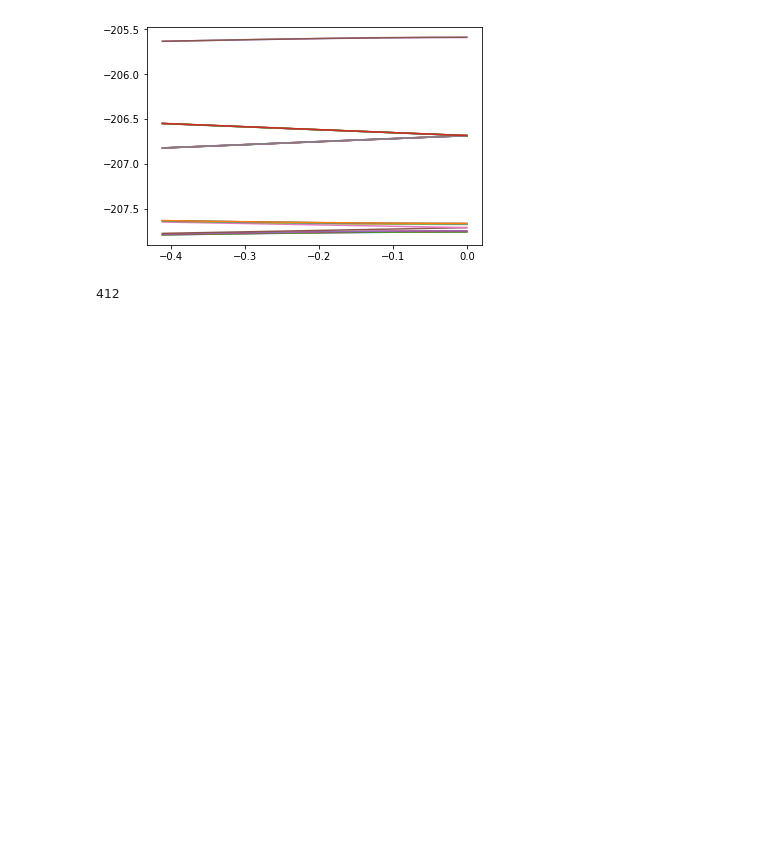
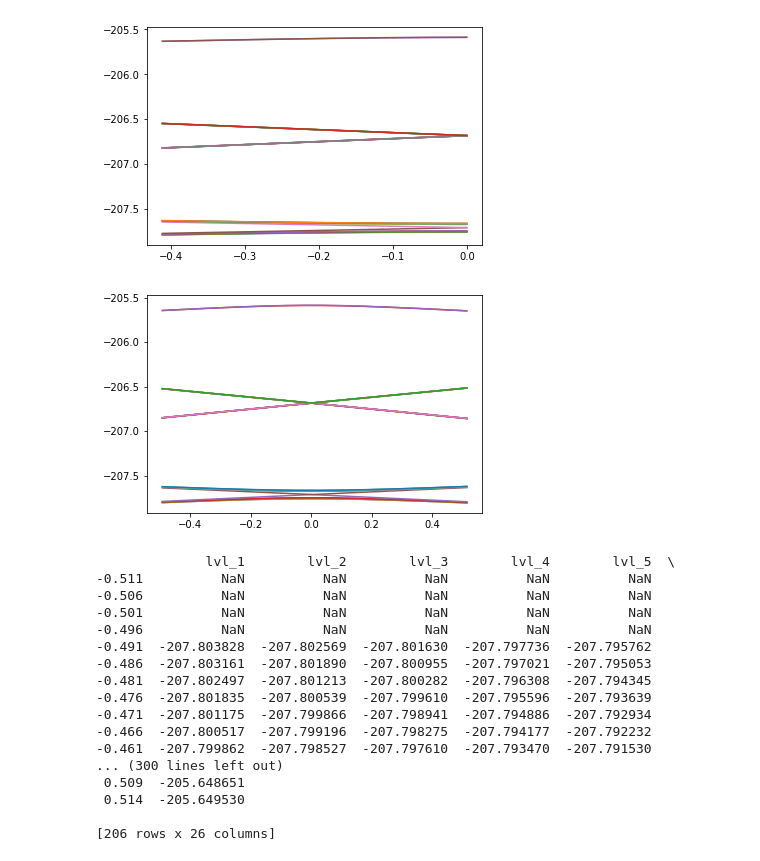
Before and after one commit to silsgs/ClockTransitions, a Jupyter notebook: main.ipynb, the cells around one changed output. Cells and saved outputs as stored; diff of their text form; code cells hidden in the pictures; blank space fills up the shorter version.

```diff
--- a/main.ipynb
+++ b/main.ipynb
@@ -296,58 +310,34 @@ for j in m_j:
     for i in m_i:
         proj = str(j) + '/' + str(i)
         projections_l.append(proj)
-# %%
-#
-## Adjust levels to a polinomial expression module
-#
-
-poli_out = open(path + 'poli.out', 'w')
-ene_p_f = path + "simpre_prev.ene"
-
-
-# Convert ene to an array (ene) and then to a DF (ene_df)
-ene_p = np.loadtxt(ene_p_f, dtype= float)
-
-lvls_list = []
-for i in list(range(np.size(ene_p, axis=1)-1)):
-    lvls_list.append('lvl_'+ str(i+1))
-
-ene_p_df = pd.DataFrame(data=ene_p[0:,1:],  index=ene_p[0:,0] , columns=lvls_list)
-print len(ene_p_df)
-
-
-#
-## Defining polynomia from Prev dataset.
-# One should run a pre-calculation in order to adjust correctly each level.
-
-poli_out.write('name\tk0\tk1\tk2\n')
-c = 0
-
-for i in ene_p_df:
-    #print i
-    c += 1
-    x = ene_p_df.index#[0:5]
-    y = ene_p_df[i]#.iloc[0:5]
-    z = np.polyfit(x, y, deg = 2)
-    #print x
-
-    k0 = z[2]
-    k1 = z[1]
-    k2 = z[0]
-
-    if abs(z[0]) > abs(z[1]):
-        m = 'second order is higher'
-    else:
-        m = 'first order is higher'
-
-    p = np.poly1d(z)
-
-    poli_out.write(i + '\t' + str(k0) + '\t' + str(k1) + '\t' + str(k2))
-    poli_out.write('\n')
-
-poli_out.close()
-# %% [output]
-412
+# %%
+# Evaluate expected values
+
+plt.plot(expected_df.index, expected_df.iloc[:,1:])
+#plt.savefig('plot_prev.png', dpi = 300)
+
+#print 'n. of points: ' + str(len(ene_prev))
+plt.show()
+print expected_df
+# %% [output]
+[figure, added]
+              lvl_1        lvl_2        lvl_3        lvl_4        lvl_5  \
+-0.511          NaN          NaN          NaN          NaN          NaN
+-0.506          NaN          NaN          NaN          NaN          NaN
+-0.501          NaN          NaN          NaN          NaN          NaN
+-0.496          NaN          NaN          NaN          NaN          NaN
+-0.491  -207.803828  -207.802569  -207.801630  -207.797736  -207.795762
+-0.486  -207.803161  -207.801890  -207.800955  -207.797021  -207.795053
+-0.481  -207.802497  -207.801213  -207.800282  -207.796308  -207.794345
+-0.476  -207.801835  -207.800539  -207.799610  -207.795596  -207.793639
+-0.471  -207.801175  -207.799866  -207.798941  -207.794886  -207.792934
+-0.466  -207.800517  -207.799196  -207.798275  -207.794177  -207.792232
+-0.461  -207.799862  -207.798527  -207.797610  -207.793470  -207.791530
+... (300 lines left out)
+ 0.509  -205.648651
+ 0.514  -205.649530
+
+[206 rows x 26 columns]
 # %%
 #
 ##
```
Also changed, not shown: parts of 9 cells of this notebook.
